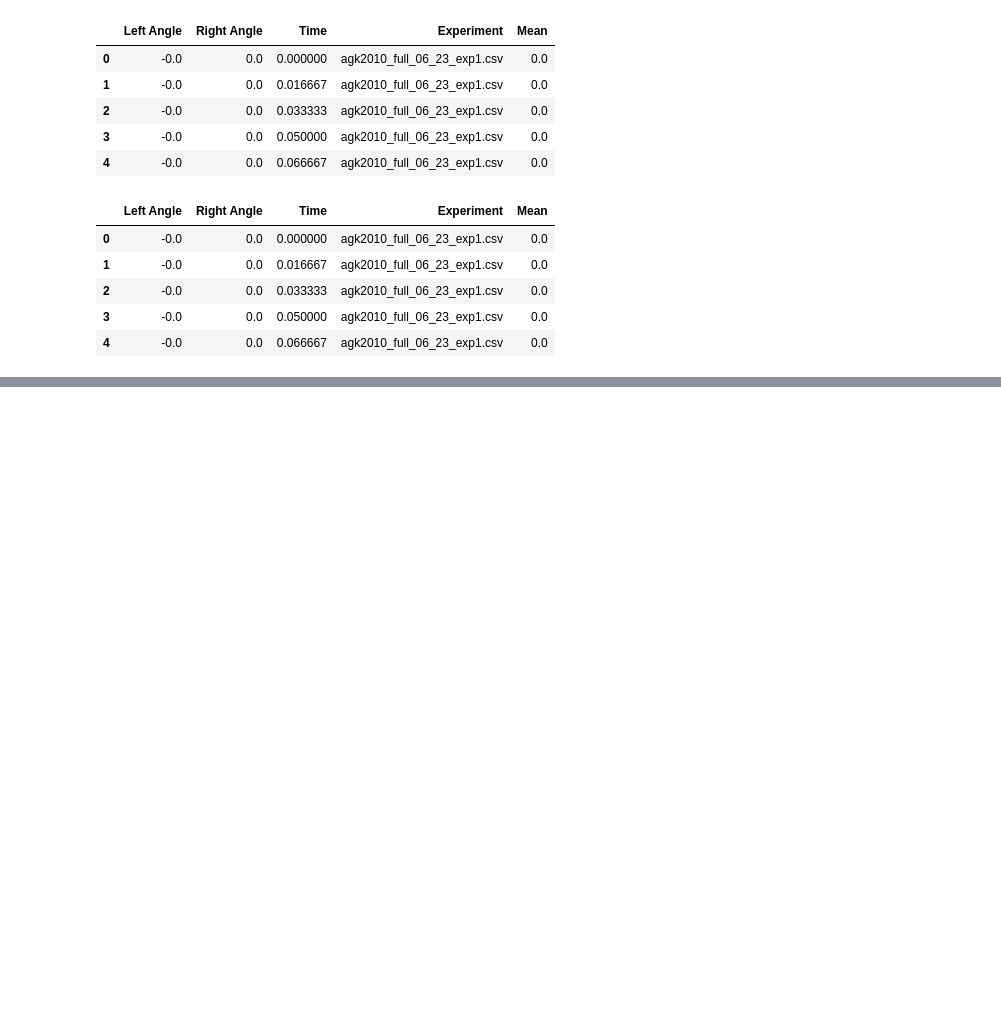
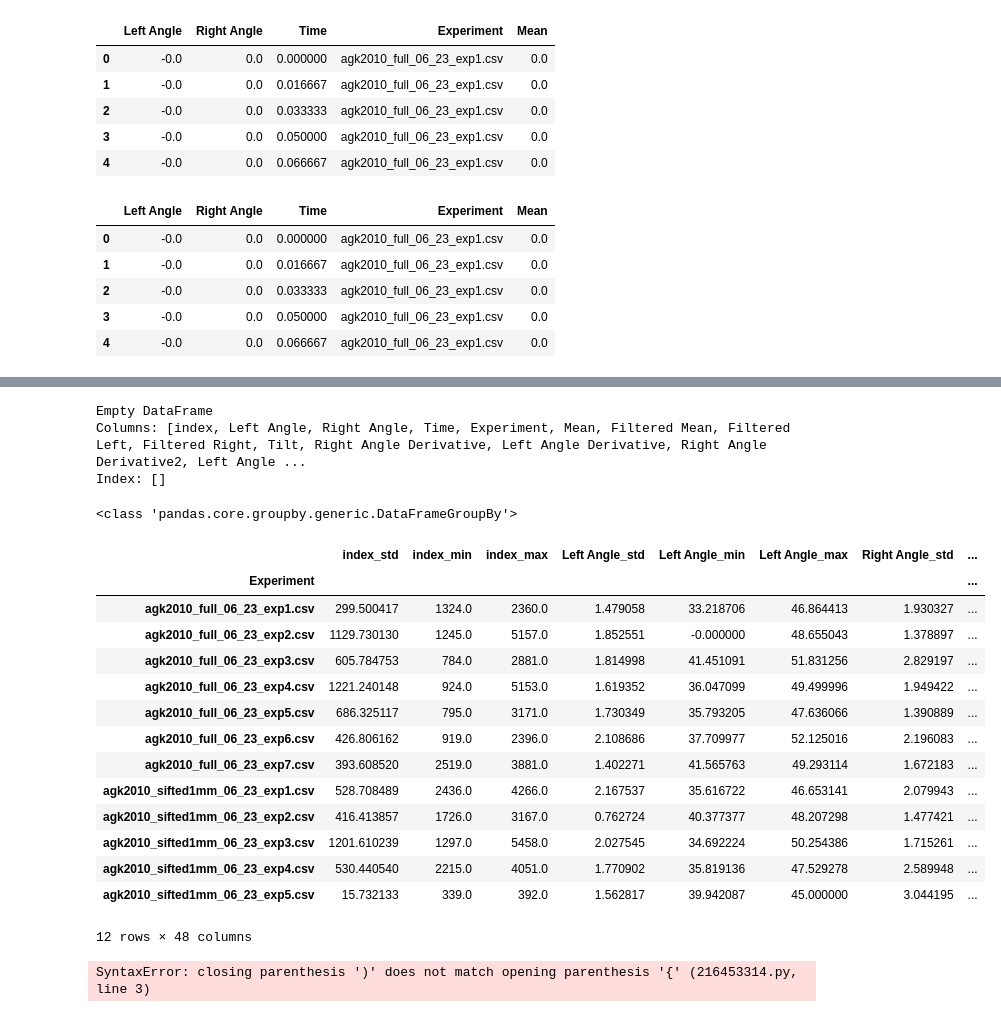
Before and after one commit to adamkolusz/slope-finder, a Jupyter notebook: src/csv_analyzer.ipynb, the cells around one changed output, grey strips where cells are left out. Saved outputs shown, nothing was run; the diff lists cells and outputs as text; code cells hidden in the pictures; blank space fills up the shorter version.

Commit message:
Add plotting, filtering, tilt correction

```diff
--- a/src/csv_analyzer.ipynb
+++ b/src/csv_analyzer.ipynb
@@ -154,0 +212,47 @@ plt.show()
+# %%
+# sns.pairplot(df_filtered, hue='Experiment')
+new_df.reset_index(inplace=True)
+# %%
+print(new_df[new_df.duplicated(['Time', 'Experiment'])])
+# %% [output]
+Empty DataFrame
+Columns: [index, Left Angle, Right Angle, Time, Experiment, Mean, Filtered Mean, Filtered Left, Filtered Right, Tilt, Right Angle Derivative, Left Angle Derivative, Right Angle Derivative2, Left Angle ...
+Index: []
+# %%
+df_by_experiment = new_df.groupby('Experiment')
+print(type(df_by_experiment))
+# df_by_experiment["Filtered Left"].describe()
+result = df_by_experiment.describe()
+
+# df_med_by_experiment["Tilt"]= df_by_experiment["Tilt"].median()
+# df_med_by_experiment.head()
+# result["Filtered Right"].agg(['min', 'max', 'std'])
+# Flatten the column hierarchy
+result.columns = ['_'.join(col).strip() for col in result.columns.values]
+# result.drop(level = 1, index="Left Angle", axis=columns)
+# Now, you can select the columns you need
+final_df = result[[col for col in result.columns if 'min' in col or 'max' in col or 'std' in col]]
+final_df
+# %% [output]
+<class 'pandas.core.groupby.generic.DataFrameGroupBy'>
+|  | index_std | index_min | index_max | Left Angle_std | Left Angle_min | Left Angle_max | Right Angle_std | ... |
+| Experiment |  |  |  |  |  |  |  | ... |
+| agk2010_full_06_23_exp1.csv | 299.500417 | 1324.0 | 2360.0 | 1.479058 | 33.218706 | 46.864413 | 1.930327 | ... |
+| agk2010_full_06_23_exp2.csv | 1129.730130 | 1245.0 | 5157.0 | 1.852551 | -0.000000 | 48.655043 | 1.378897 | ... |
+| agk2010_full_06_23_exp3.csv | 605.784753 | 784.0 | 2881.0 | 1.814998 | 41.451091 | 51.831256 | 2.829197 | ... |
+| agk2010_full_06_23_exp4.csv | 1221.240148 | 924.0 | 5153.0 | 1.619352 | 36.047099 | 49.499996 | 1.949422 | ... |
+| agk2010_full_06_23_exp5.csv | 686.325117 | 795.0 | 3171.0 | 1.730349 | 35.793205 | 47.636066 | 1.390889 | ... |
+| agk2010_full_06_23_exp6.csv | 426.806162 | 919.0 | 2396.0 | 2.108686 | 37.709977 | 52.125016 | 2.196083 | ... |
+| agk2010_full_06_23_exp7.csv | 393.608520 | 2519.0 | 3881.0 | 1.402271 | 41.565763 | 49.293114 | 1.672183 | ... |
+| agk2010_sifted1mm_06_23_exp1.csv | 528.708489 | 2436.0 | 4266.0 | 2.167537 | 35.616722 | 46.653141 | 2.079943 | ... |
+| agk2010_sifted1mm_06_23_exp2.csv | 416.413857 | 1726.0 | 3167.0 | 0.762724 | 40.377377 | 48.207298 | 1.477421 | ... |
+| agk2010_sifted1mm_06_23_exp3.csv | 1201.610239 | 1297.0 | 5458.0 | 2.027545 | 34.692224 | 50.254386 | 1.715261 | ... |
+| agk2010_sifted1mm_06_23_exp4.csv | 530.440540 | 2215.0 | 4051.0 | 1.770902 | 35.819136 | 47.529278 | 2.589948 | ... |
+| agk2010_sifted1mm_06_23_exp5.csv | 15.732133 | 339.0 | 392.0 | 1.562817 | 39.942087 | 45.000000 | 3.044195 | ... |
+12 rows × 48 columns
+# %%
+df_imp_L = final_df[['Left Angle_std', 'Left Angle_min', 'Left Angle_max']]
+df_imp_R = final_df[['Right Angle_std', 'Right Angle_min', 'Right Angle_max']]
+pd.concat([df_imp_L.rename(columns={"Left Angle_std": "Angle_std", 'Left Angle_min': 'Angle_min', 'Left Angle_max': 'Angle_max'}), df_imp_R.rename(columns{"Right Angle_std": "Angle_std", 'Right Angle_min': 'Angle_min', 'Right Angle_max': 'Angle_max'))], ignore_index=True)
+# %% [output]
+SyntaxError: closing parenthesis ')' does not match opening parenthesis '{' (216453314.py, line 3)
```
Also changed, not shown: parts of 17 cells of this notebook.
